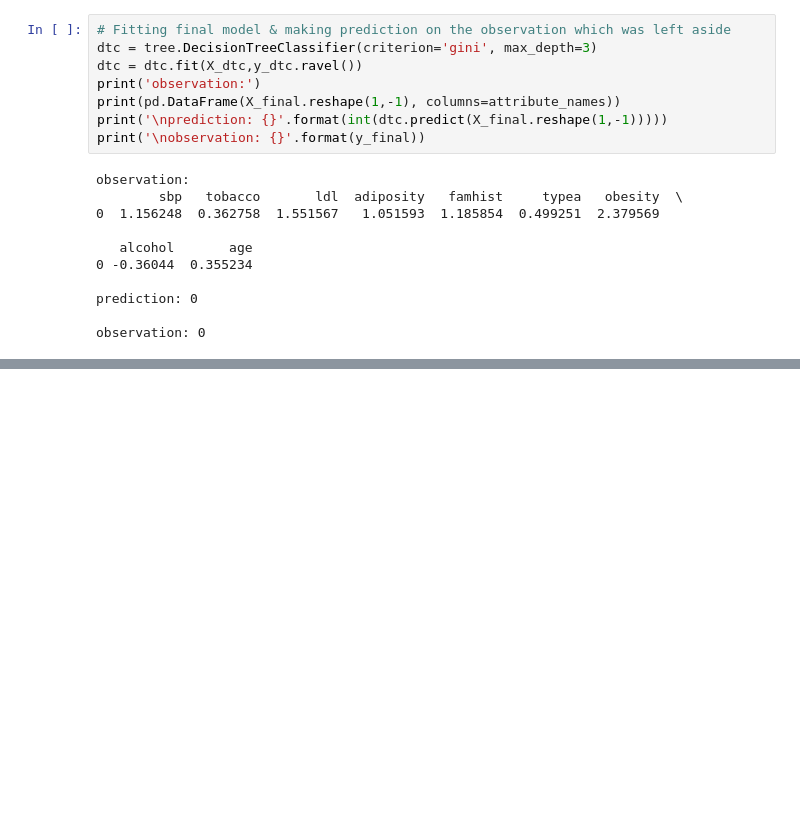
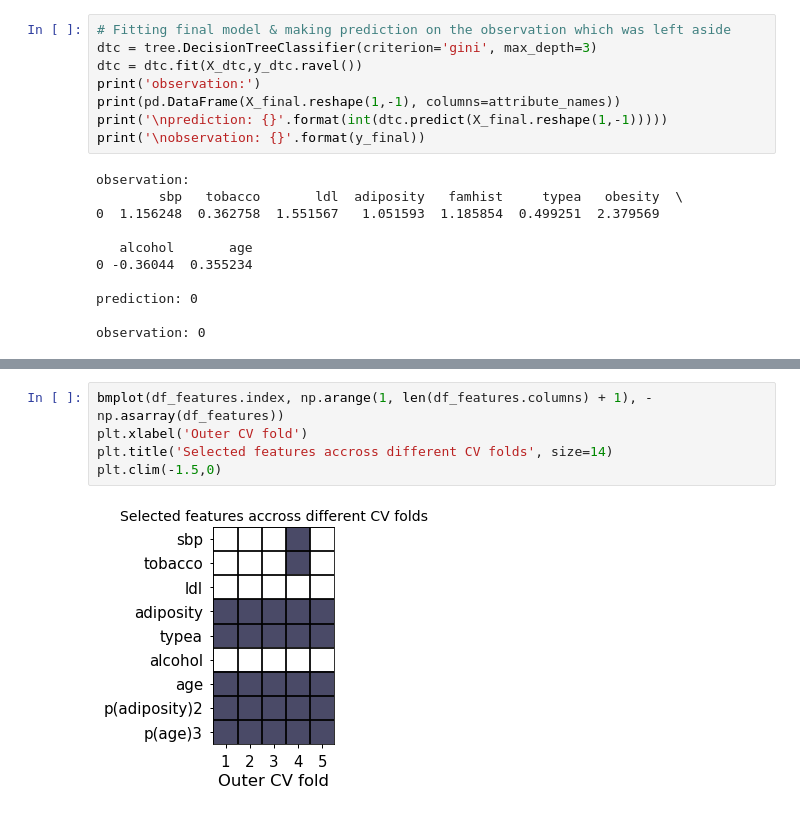
Before and after one commit to benbenasque/machine_learning_tutorials, a Jupyter notebook: machine_learning_exercise.ipynb, the cells around one changed output, grey strips where cells are left out. Saved outputs shown, nothing was run; the diff lists cells and outputs as text; blank space fills up the shorter version.

```diff
--- a/machine_learning_exercise.ipynb
+++ b/machine_learning_exercise.ipynb
@@ -373,0 +460,7 @@ graphviz.Source(dot_graph)
+# %%
+bmplot(df_features.index, np.arange(1, len(df_features.columns) + 1), -np.asarray(df_features))
+plt.xlabel('Outer CV fold')
+plt.title('Selected features accross different CV folds', size=14)
+plt.clim(-1.5,0)
+# %% [output]
+[figure, added]
```
Also changed, not shown: parts of 11 cells of this notebook.
